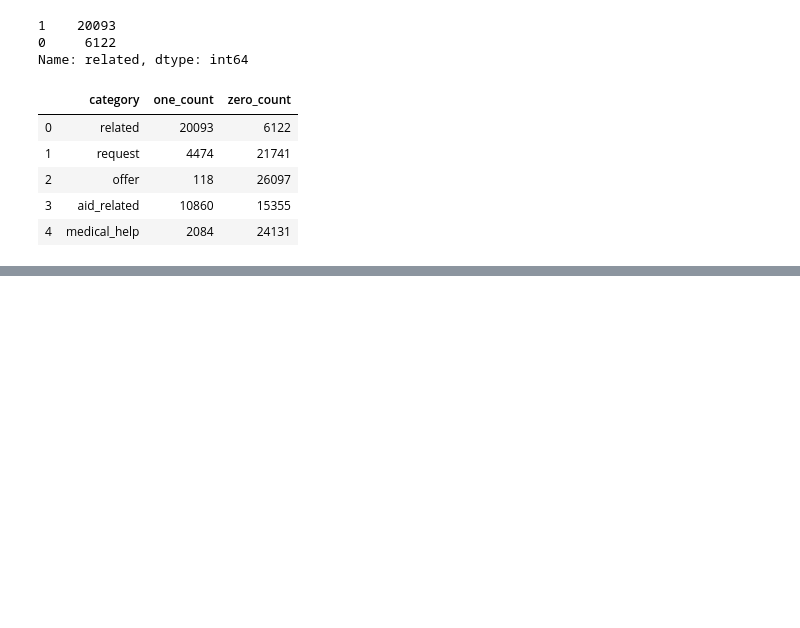
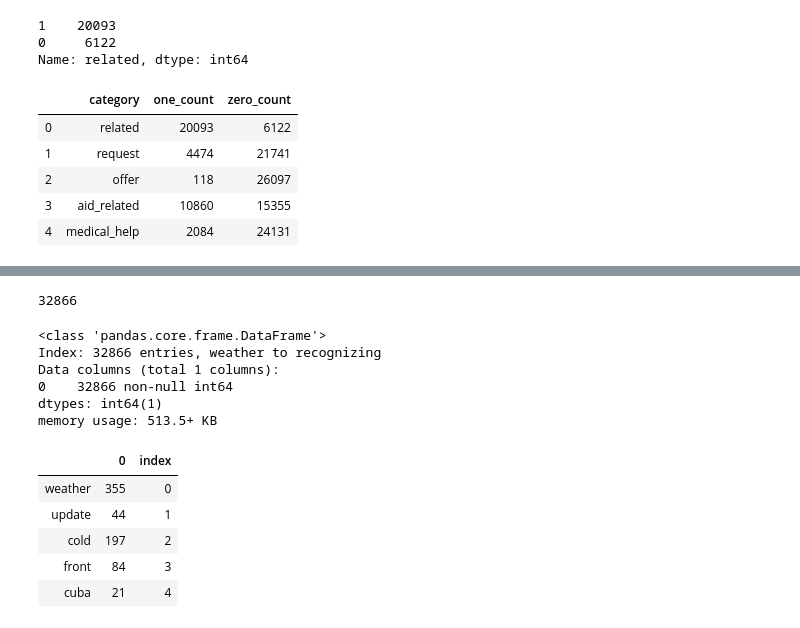
Before and after one commit to JPunter/disaster_relief, a Jupyter notebook: jupyter/EDA.ipynb, the cells around one changed output, grey strips where cells are left out. Cells and saved outputs as stored; diff of their text form; code cells hidden in the pictures; blank space fills up the shorter version.

```diff
--- a/jupyter/EDA.ipynb
+++ b/jupyter/EDA.ipynb
@@ -49,0 +136,2 @@ fig.show()
+# %%
+corpus_counts = dict(Counter(corpus))
@@ -49,0 +140,4 @@ fig.show()
+# %%
+len(index_range)
+# %% [output]
+32866
@@ -49,0 +146,9 @@ fig.show()
+# %%
+corpus_df.info()
+# %% [output]
+<class 'pandas.core.frame.DataFrame'>
+Index: 32866 entries, weather to recognizing
+Data columns (total 1 columns):
+0    32866 non-null int64
+dtypes: int64(1)
+memory usage: 513.5+ KB
@@ -49,0 +157,9 @@ fig.show()
+# %%
+corpus_df.head()
+# %% [output]
+|  | 0 | index |
+| weather | 355 | 0 |
+| update | 44 | 1 |
+| cold | 197 | 2 |
+| front | 84 | 3 |
+| cuba | 21 | 4 |
```
Also changed, not shown: parts of 27 cells of this notebook.
